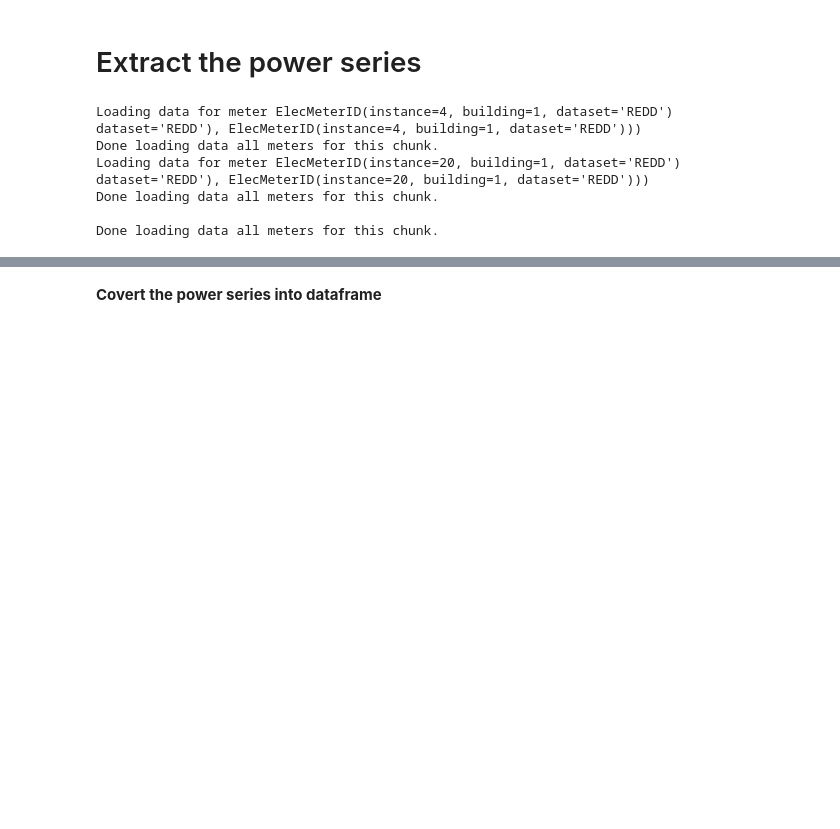
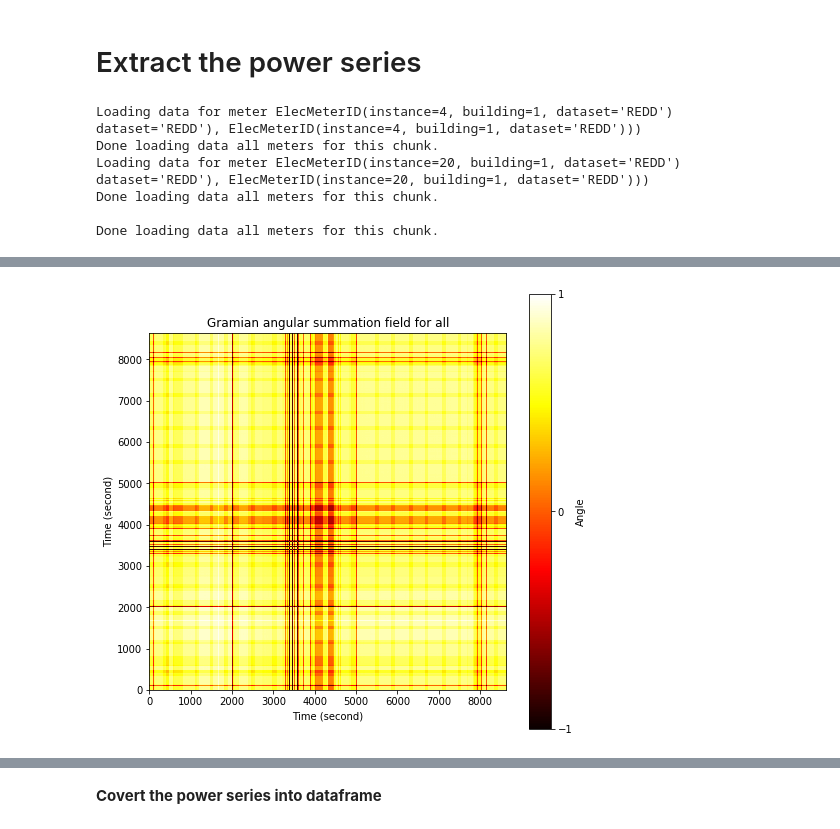
Before and after one commit to Gracepicharporn/Data-Science-project, a Jupyter notebook: nilmtk_data.ipynb, the cells around one changed output, grey strips where cells are left out. Saved outputs shown, nothing was run; the diff lists cells and outputs as text; code cells hidden in the pictures; blank space fills up the shorter version.

```diff
--- a/nilmtk_data.ipynb
+++ b/nilmtk_data.ipynb
@@ -321,0 +360,4 @@ Done loading data all meters for this chunk.
+# %%
+reedd_allpowerseries2.index.name = 'date'
+reedd_allpowerseries2.columns = ['power_active']
+reedd_allpowerseries2
@@ -321,0 +379,16 @@ Done loading data all meters for this chunk.
+# %%
+gasf = GramianAngularField( method='summation')
+all_gasf = gasf.fit_transform(reedd_allpowerseries2.values.reshape((1,-1)))
+# %%
+fig, ax = plt.subplots(figsize=(8, 8))
+plt.imshow(all_gasf[0], cmap='hot',interpolation='nearest')
+color_bar = plt.colorbar(ticks=[-1.0,0.0,1.0])
+color_bar.set_label('Angle')
+color_bar.ax.set_xticklabels(['-1.0', '0.0', '1.0'])
+plt.xlabel('Time (second)')
+plt.ylabel('Time (second)')
+plt.gca().invert_yaxis()
+plt.title('Gramian angular summation field for all')
+plt.show()
+# %% [output]
+[figure, added]
```
Also changed, not shown: parts of 51 cells of this notebook.
